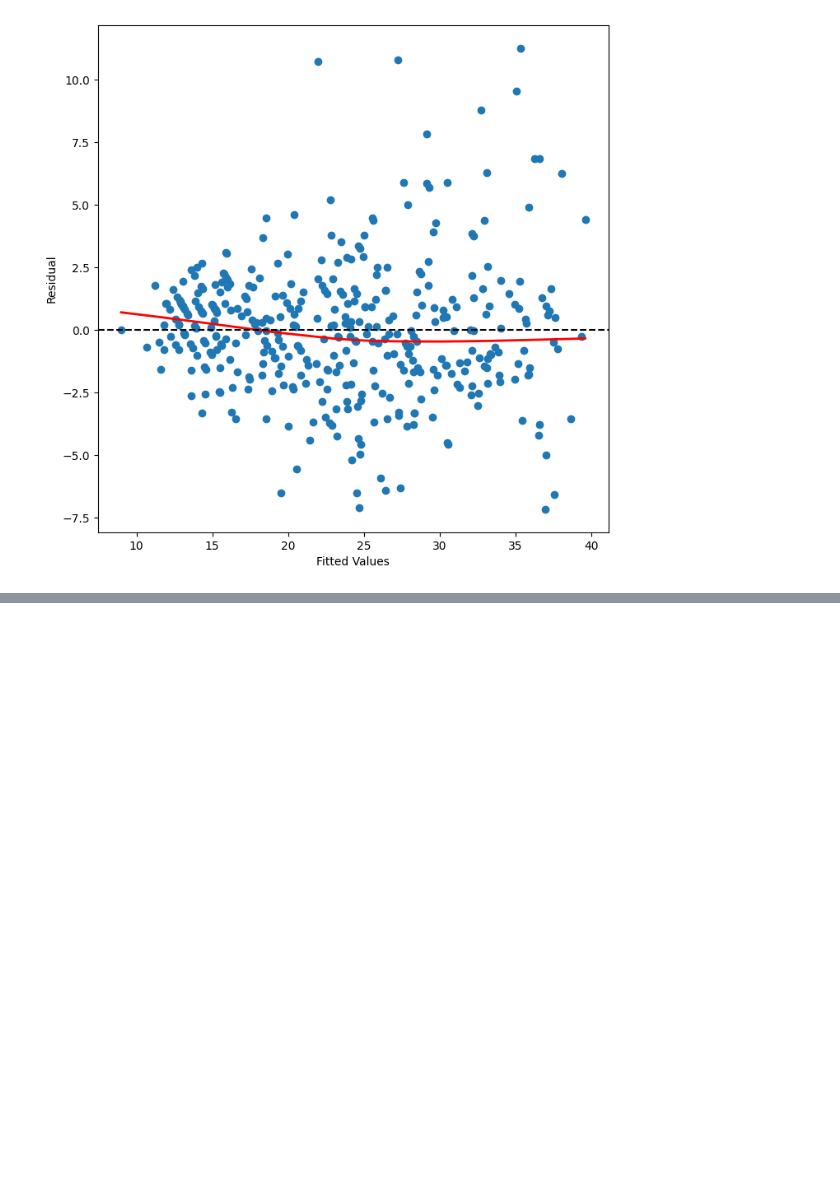
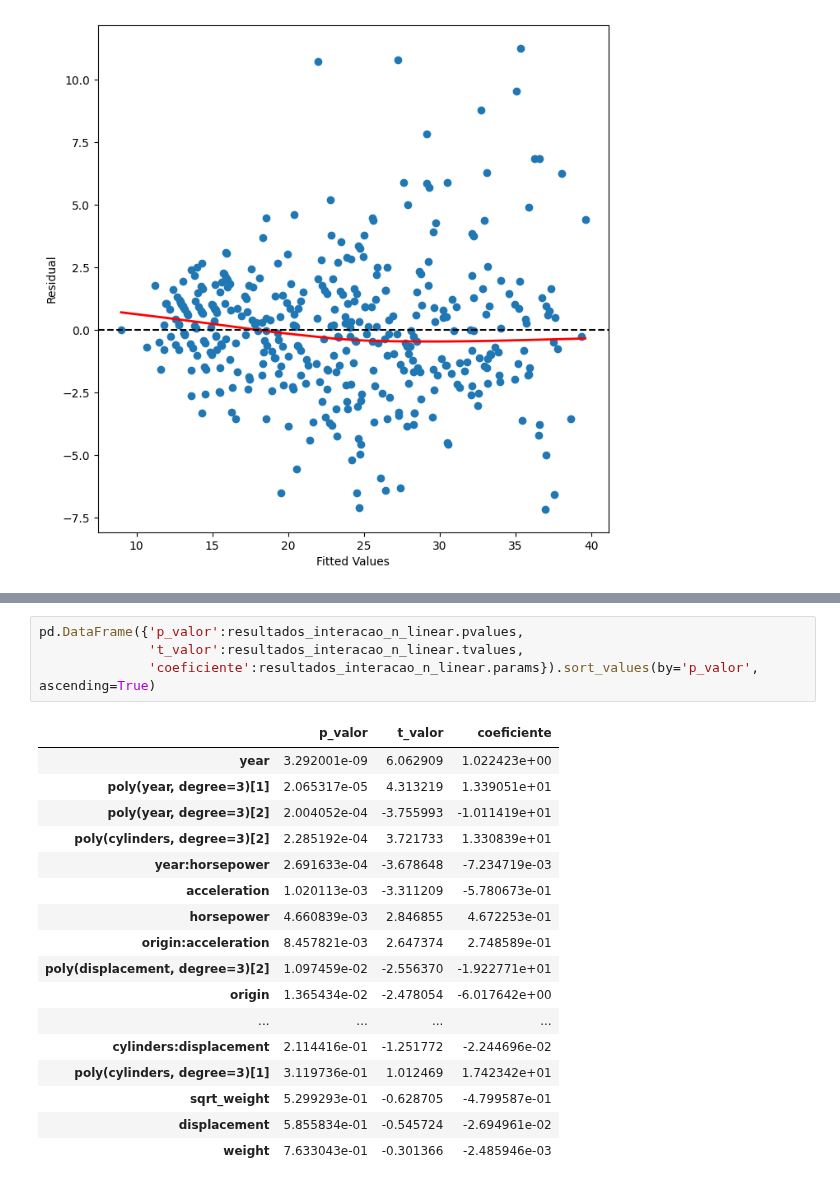
Before and after one commit to oliveira-silva-lucas/ISLP, a Jupyter notebook: Cap_03_Linear_Regression/Exercises/ex_cap_03_auto.ipynb, the cells around one changed output, grey strips where cells are left out. Drawn from its saved outputs; the diff is of its cells as text; blank space fills up the shorter version.

```diff
--- a/Cap_03_Linear_Regression/Exercises/ex_cap_03_auto.ipynb
+++ b/Cap_03_Linear_Regression/Exercises/ex_cap_03_auto.ipynb
@@ -379,0 +444,22 @@ plot_residuos_valores(resultados_interacao)
+# %%
+pd.DataFrame({'p_valor':resultados_interacao_n_linear.pvalues,
+              't_valor':resultados_interacao_n_linear.tvalues,
+              'coeficiente':resultados_interacao_n_linear.params}).sort_values(by='p_valor', ascending=True)
+# %% [output]
+|  | p_valor | t_valor | coeficiente |
+| year | 3.292001e-09 | 6.062909 | 1.022423e+00 |
+| poly(year, degree=3)[1] | 2.065317e-05 | 4.313219 | 1.339051e+01 |
+| poly(year, degree=3)[2] | 2.004052e-04 | -3.755993 | -1.011419e+01 |
+| poly(cylinders, degree=3)[2] | 2.285192e-04 | 3.721733 | 1.330839e+01 |
+| year:horsepower | 2.691633e-04 | -3.678648 | -7.234719e-03 |
+| acceleration | 1.020113e-03 | -3.311209 | -5.780673e-01 |
+| horsepower | 4.660839e-03 | 2.846855 | 4.672253e-01 |
+| origin:acceleration | 8.457821e-03 | 2.647374 | 2.748589e-01 |
+| poly(displacement, degree=3)[2] | 1.097459e-02 | -2.556370 | -1.922771e+01 |
+| origin | 1.365434e-02 | -2.478054 | -6.017642e+00 |
+| ... | ... | ... | ... |
+| cylinders:displacement | 2.114416e-01 | -1.251772 | -2.244696e-02 |
+| poly(cylinders, degree=3)[1] | 3.119736e-01 | 1.012469 | 1.742342e+01 |
+| sqrt_weight | 5.299293e-01 | -0.628705 | -4.799587e-01 |
+| displacement | 5.855834e-01 | -0.545724 | -2.694961e-02 |
+| weight | 7.633043e-01 | -0.301366 | -2.485946e-03 |
```
Also changed, not shown: parts of 7 cells of this notebook, 1 other file.
